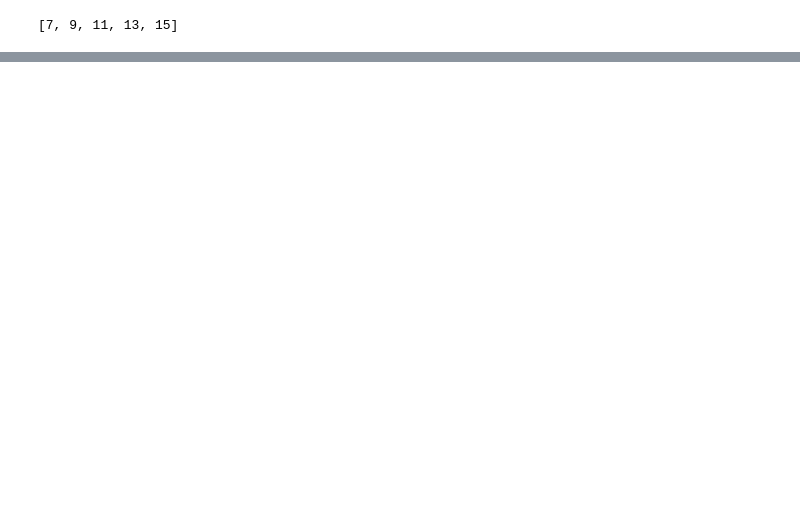
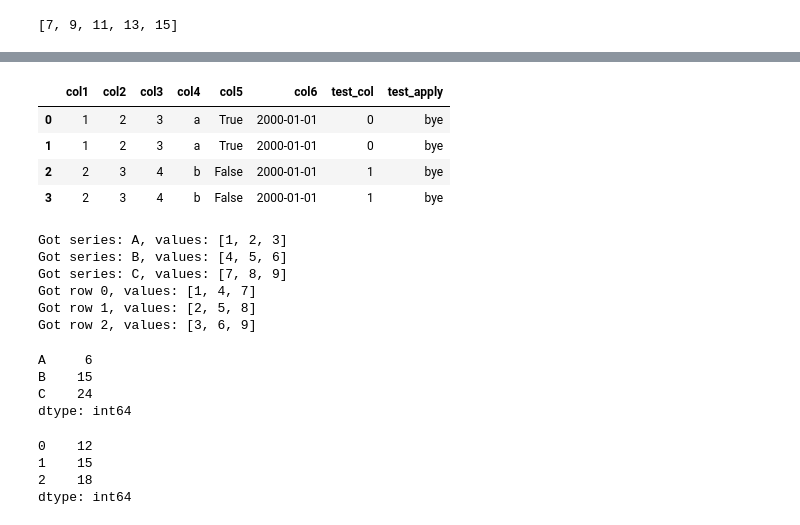
Before and after one commit to twattley/racing-api-project, a Jupyter notebook: notebooks/tech_test.ipynb, the cells around one changed output, grey strips where cells are left out. Cells and saved outputs as stored; diff of their text form; code cells hidden in the pictures; blank space fills up the shorter version.

```diff
--- a/notebooks/tech_test.ipynb
+++ b/notebooks/tech_test.ipynb
@@ -32,0 +152,9 @@ CompletedProcess(args=['getconf', 'LEVEL1_DCACHE_LINESIZE'], returncode=64, stdo
+# %%
+df.loc[:, "test_col"] = np.select(
+    [
+        df["col1"] >= 2,
+        df["col1"] <= 1,
+    ],
+    [True, False],
+)
+df
@@ -32,0 +175,2 @@ CompletedProcess(args=['getconf', 'LEVEL1_DCACHE_LINESIZE'], returncode=64, stdo
+# %%
+df.loc[2, 'test_col'] = 1
@@ -32,0 +179,9 @@ CompletedProcess(args=['getconf', 'LEVEL1_DCACHE_LINESIZE'], returncode=64, stdo
+# %%
+def fake_apply(row):
+    print(datetime.now())
+    if row['col1'] >= 2:
+        return 'hi'
+    else:
+        return 'bye'
+# %%
+df['test_apply'] = df.apply(fake_apply, axis=1)
@@ -32,0 +193,59 @@ CompletedProcess(args=['getconf', 'LEVEL1_DCACHE_LINESIZE'], returncode=64, stdo
+# %%
+df
+# %% [output]
+|  | col1 | col2 | col3 | col4 | col5 | col6 | test_col | test_apply |
+| 0 | 1 | 2 | 3 | a | True | 2000-01-01 | 0 | bye |
+| 1 | 1 | 2 | 3 | a | True | 2000-01-01 | 0 | bye |
+| 2 | 2 | 3 | 4 | b | False | 2000-01-01 | 1 | bye |
+| 3 | 2 | 3 | 4 | b | False | 2000-01-01 | 1 | bye |
+# %%
+df = pd.DataFrame({
+    'A': [1, 2, 3],
+    'B': [4, 5, 6],
+    'C': [7, 8, 9]
+})
+
+# COLUMN APPLY (axis=0) - function gets each column as Series
+def col_func(series):
+    print(f"Got series: {series.name}, values: {list(series)}")
+    return series.sum()
+
+result_col = df.apply(col_func, axis=0)
+# Output:
+# Got series: A, values: [1, 2, 3]
+# Got series: B, values: [4, 5, 6]
+# Got series: C, values: [7, 8, 9]
+# Result: A=6, B=15, C=24
+
+# ROW APPLY (axis=1) - function gets each row as Series
+def row_func(series):
+    print(f"Got row {series.name}, values: {list(series)}")
+    return series.sum()
+
+result_row = df.apply(row_func, axis=1)
+# Output:
+# Got row 0, values: [1, 4, 7]
+# Got row 1, values: [2, 5, 8]
+# Got row 2, values: [3, 6, 9]
+# Result: [12, 15, 18]
+# %% [output]
+Got series: A, values: [1, 2, 3]
+Got series: B, values: [4, 5, 6]
+Got series: C, values: [7, 8, 9]
+Got row 0, values: [1, 4, 7]
+Got row 1, values: [2, 5, 8]
+Got row 2, values: [3, 6, 9]
+# %%
+result_col
+# %% [output]
+A     6
+B    15
+C    24
+dtype: int64
+# %%
+result_row
+# %% [output]
+0    12
+1    15
+2    18
+dtype: int64
```
Also changed, not shown: parts of 37 cells of this notebook, 6 other files.
